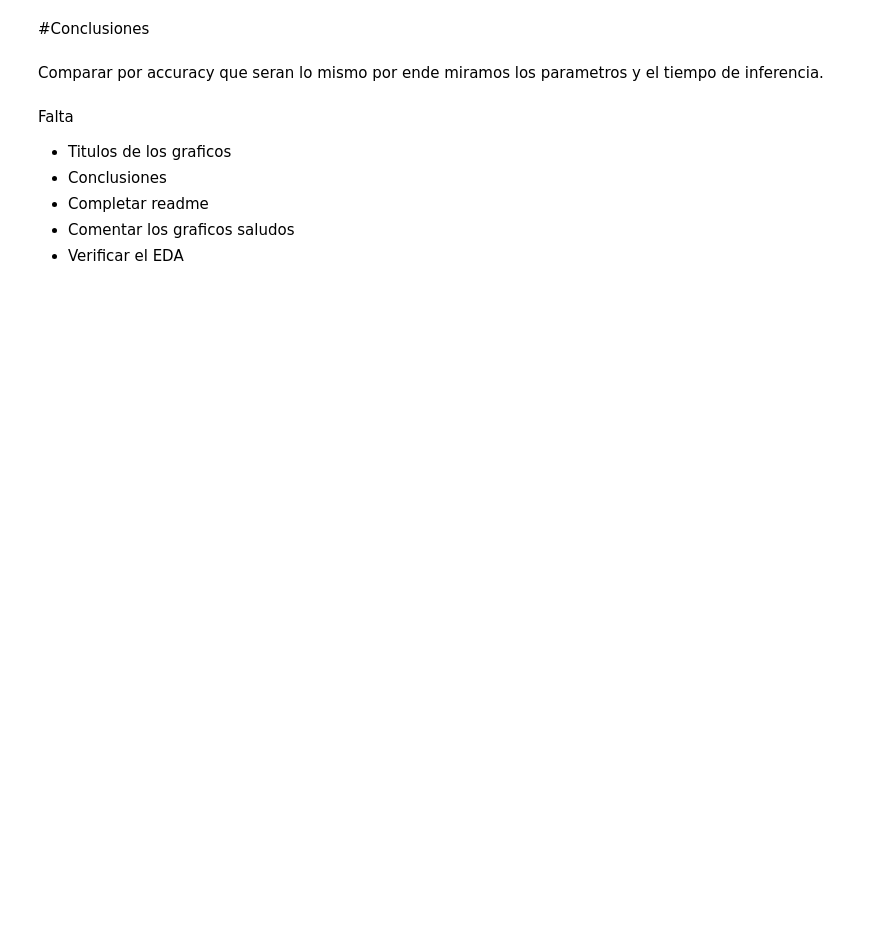
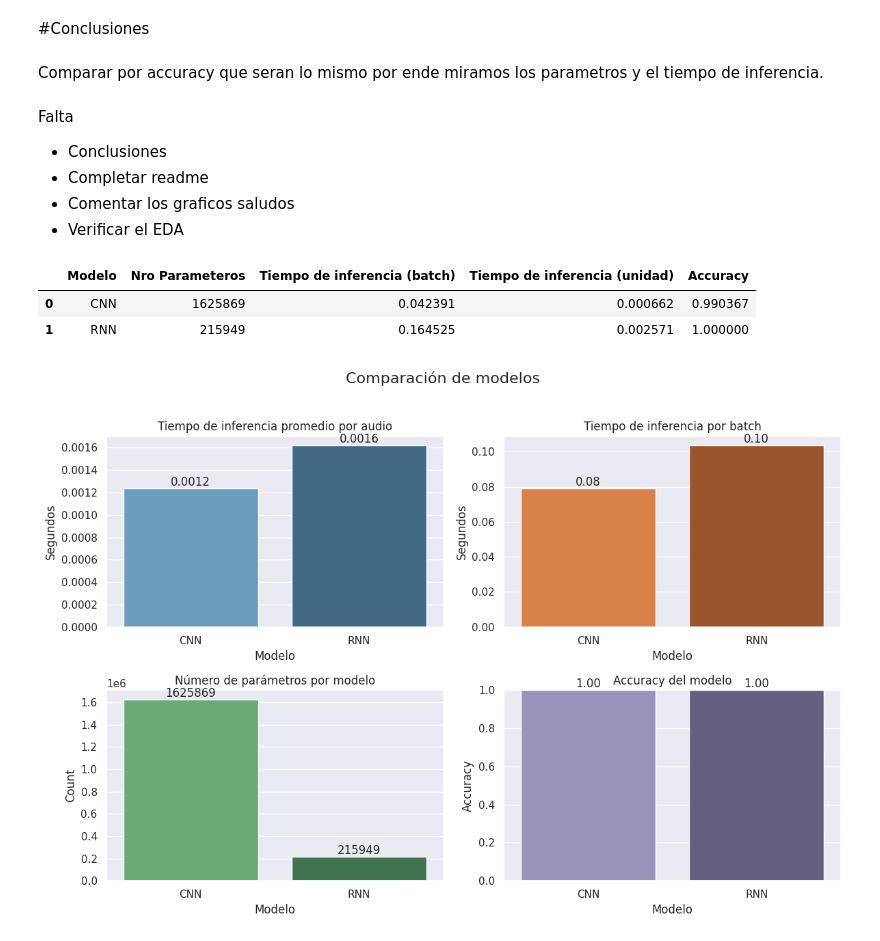
Before and after one commit to therokitoki/AA2_TP_Alsop-Hachen-Nemeth, a Jupyter notebook: TP2/tp2_ejercicio1.ipynb, the cells around one changed output. Saved outputs shown, nothing was run; the diff lists cells and outputs as text; code cells hidden in the pictures; blank space fills up the shorter version.

```diff
--- a/TP2/tp2_ejercicio1.ipynb
+++ b/TP2/tp2_ejercicio1.ipynb
@@ -655,7 +655,6 @@ Comparar por accuracy que seran lo mismo por ende miramos los parametros y el ti
 # %% [markdown]
 Falta
 
-- Titulos de los graficos
 - Conclusiones
 - Completar readme
 - Comentar los graficos saludos
@@ -662,0 +691,60 @@ Falta
+# %%
+df_results
+# %% [output]
+|  | Modelo | Nro Parameteros | Tiempo de inferencia (batch) | Tiempo de inferencia (unidad) | Accuracy |
+| 0 | CNN | 1625869 | 0.042391 | 0.000662 | 0.990367 |
+| 1 | RNN | 215949 | 0.164525 | 0.002571 | 1.000000 |
+# %%
+plt.figure(figsize=(12, 8))
+
+plt.suptitle('Comparación de modelos', fontsize=16, y=1.02)  # Título general arriba
+
+# Tiempo de inferencia (unidad)
+plt.subplot(2, 2, 1)
+ax1 = sns.barplot(data=df_results, x="Modelo", y="Tiempo de inferencia (unidad)", hue="Modelo", palette="Blues_d", legend=False)
+plt.title("Tiempo de inferencia promedio por audio")
+plt.ylabel("Segundos")
+plt.xlabel("Modelo")
+for p in ax1.patches:
+    height = p.get_height()
+    ax1.text(p.get_x() + p.get_width() / 2., height,
+             f'{height:.4f}', ha="center", va="bottom")
+
+# Tiempo de inferencia (batch)
+plt.subplot(2, 2, 2)
+ax2 = sns.barplot(data=df_results, x="Modelo", y="Tiempo de inferencia (batch)", hue="Modelo", palette="Oranges_d", legend=False)
+plt.title("Tiempo de inferencia por batch")
+plt.ylabel("Segundos")
+plt.xlabel("Modelo")
+for p in ax2.patches:
+    height = p.get_height()
+    ax2.text(p.get_x() + p.get_width() / 2., height,
+             f'{height:.2f}', ha="center", va="bottom")
+
+# Nro. Parameteros
+plt.subplot(2, 2, 3)
+ax3 = sns.barplot(data=df_results, x="Modelo", y="Nro Parameteros", hue="Modelo", palette="Greens_d", legend=False)
+plt.title("Número de parámetros por modelo")
+plt.ylabel("Count")
+plt.xlabel("Modelo")
+for p in ax3.patches:
+    height = p.get_height()
+    ax3.text(p.get_x() + p.get_width() / 2., height,
+             f'{int(height)}', ha="center", va="bottom")
+
+# Accuracy
+plt.subplot(2, 2, 4)
+ax4 = sns.barplot(data=df_results, x="Modelo", y="Accuracy", hue="Modelo", palette="Purples_d", legend=False)
+plt.title("Accuracy del modelo")
+plt.ylabel("Accuracy")
+plt.xlabel("Modelo")
+plt.ylim(0, 1.0)
+for p in ax4.patches:
+    height = p.get_height()
+    ax4.text(p.get_x() + p.get_width() / 2., height,
+             f'{height:.2f}', ha="center", va="bottom")
+
+plt.tight_layout()
+plt.show()
+# %% [output]
+[figure, added]
```
Also changed, not shown: parts of 43 cells of this notebook.
